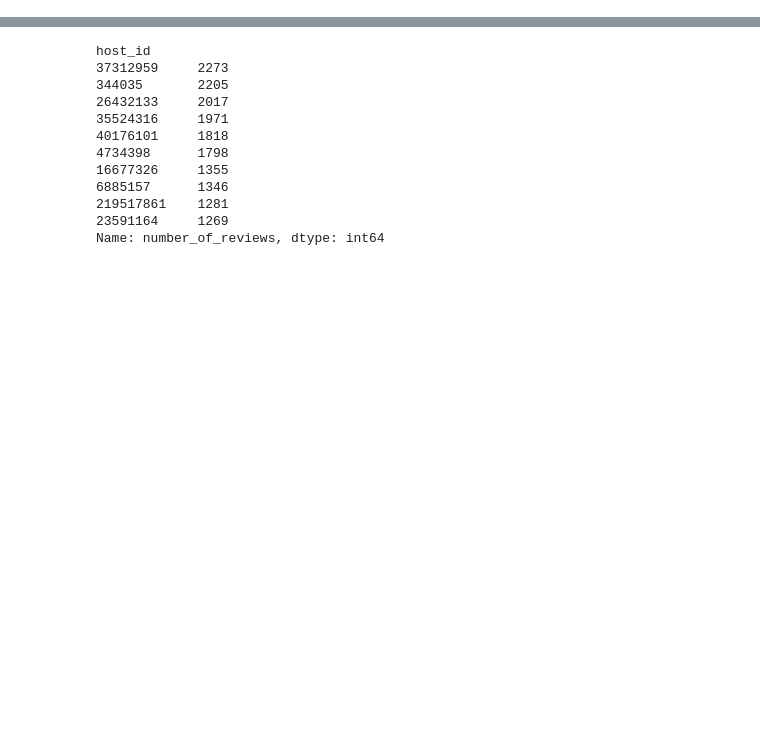
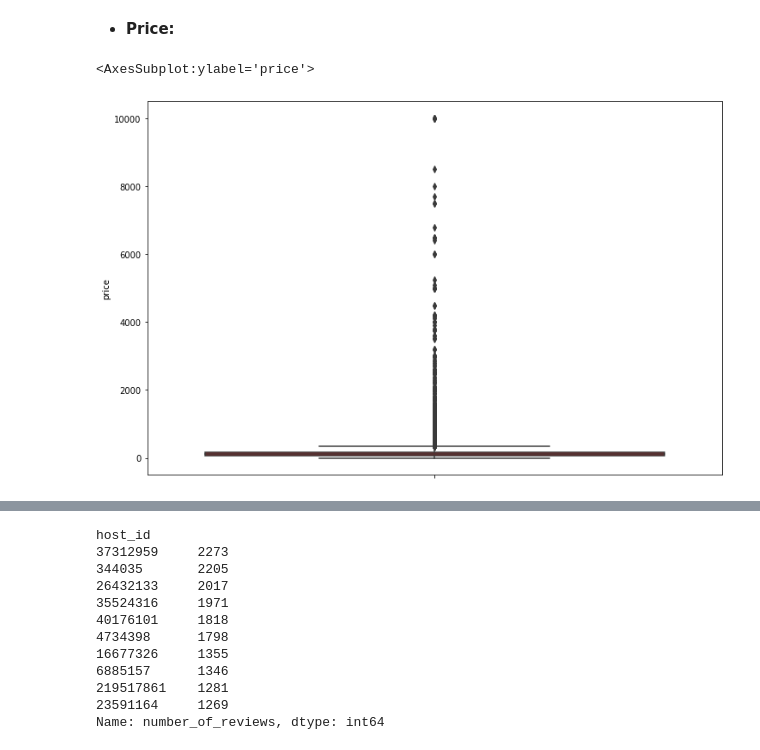
Before and after one commit to easyundercover/data-preprocessing-project, a Jupyter notebook: src/explore.ipynb, the cells around one changed output, grey strips where cells are left out. Cells and saved outputs as stored; diff of their text form; code cells hidden in the pictures; blank space fills up the shorter version.

```diff
--- a/src/explore.ipynb
+++ b/src/explore.ipynb
@@ -61 +116,9 @@ df['host_id'].nunique()
+# %% [markdown]
+* **Price:**
+# %%
+plt.figure(figsize = (12, 8))
+sns.boxplot(y = df.price, showfliers = True, palette = 'gist_heat')
+# %% [output]
+<AxesSubplot:ylabel='price'>
+[figure, added]
 # %%
```
Also changed, not shown: parts of 40 cells of this notebook.
